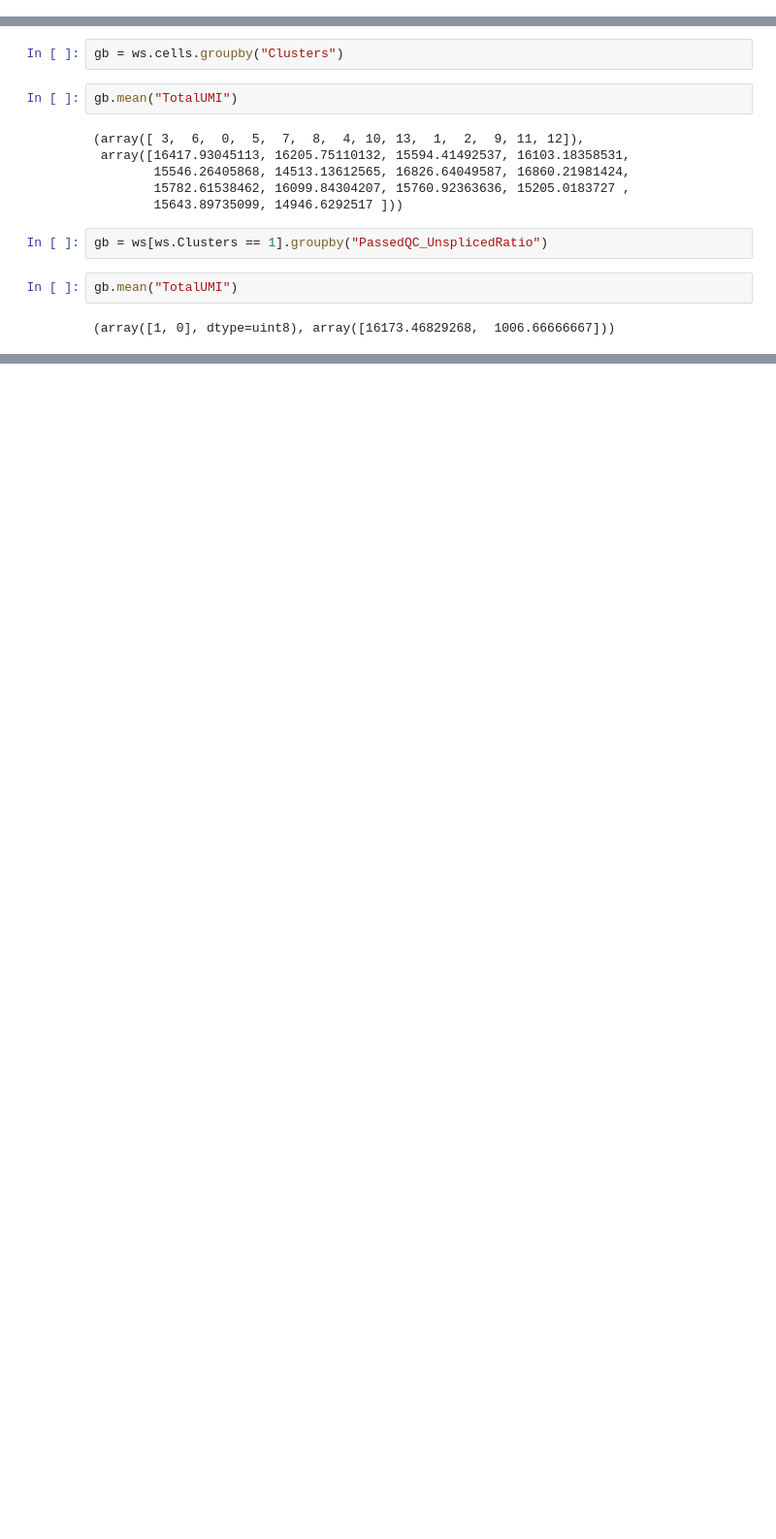
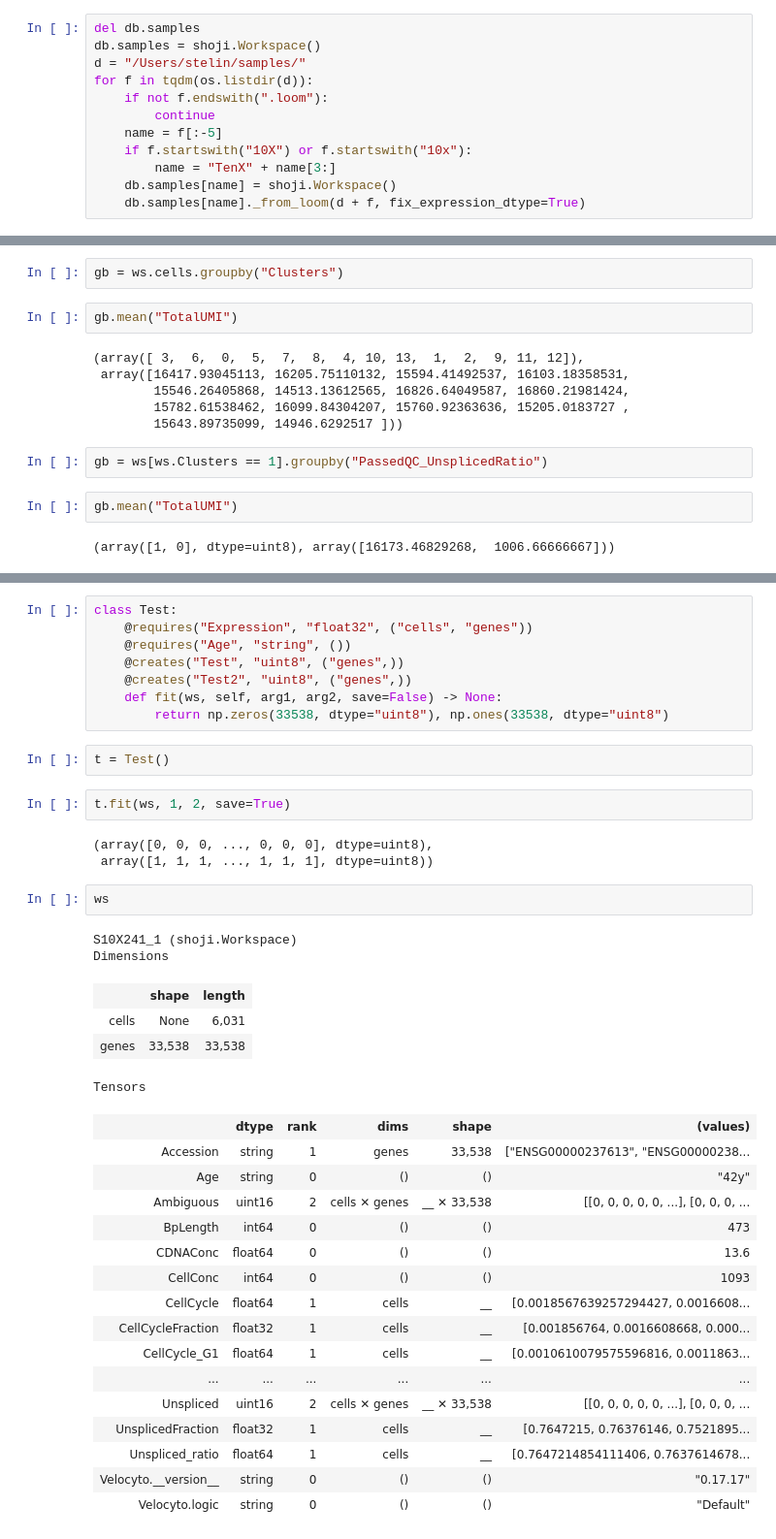
Before and after one commit to linnarsson-lab/shoji, a Jupyter notebook: notebooks/shoji.ipynb, the cells around one changed output, grey strips where cells are left out. Shown at 97% size. Saved outputs shown, nothing was run; the diff lists cells and outputs as text; blank space fills up the shorter version.

```diff
--- a/notebooks/shoji.ipynb
+++ b/notebooks/shoji.ipynb
@@ -19,0 +45,12 @@ ws = db.refdb.samples.S10X241_1
+# %%
+del db.samples
+db.samples = shoji.Workspace()
+d = "/Users/stelin/samples/"
+for f in tqdm(os.listdir(d)):
+    if not f.endswith(".loom"):
+        continue
+    name = f[:-5]
+    if f.startswith("10X") or f.startswith("10x"):
+        name = "TenX" + name[3:]
+    db.samples[name] = shoji.Workspace()
+    db.samples[name]._from_loom(d + f, fix_expression_dtype=True)
@@ -92,0 +203,40 @@ gb.mean("TotalUMI")
+# %%
+class Test:
+    @requires("Expression", "float32", ("cells", "genes"))
+    @requires("Age", "string", ())
+    @creates("Test", "uint8", ("genes",))
+    @creates("Test2", "uint8", ("genes",))
+    def fit(ws, self, arg1, arg2, save=False) -> None:
+        return np.zeros(33538, dtype="uint8"), np.ones(33538, dtype="uint8")
+# %%
+t = Test()
+# %%
+t.fit(ws, 1, 2, save=True)
+# %% [output]
+(array([0, 0, 0, ..., 0, 0, 0], dtype=uint8),
+ array([1, 1, 1, ..., 1, 1, 1], dtype=uint8))
+# %%
+ws
+# %% [output]
+S10X241_1 (shoji.Workspace)
+Dimensions
+|  | shape | length |
+| cells | None | 6,031 |
+| genes | 33,538 | 33,538 |
+Tensors
+|  | dtype | rank | dims | shape | (values) |
+| Accession | string | 1 | genes | 33,538 | ["ENSG00000237613", "ENSG00000238... |
+| Age | string | 0 | () | () | "42y" |
+| Ambiguous | uint16 | 2 | cells ✕ genes | __ ✕ 33,538 | [[0, 0, 0, 0, 0, ...], [0, 0, 0, ... |
+| BpLength | int64 | 0 | () | () | 473 |
+| CDNAConc | float64 | 0 | () | () | 13.6 |
+| CellConc | int64 | 0 | () | () | 1093 |
+| CellCycle | float64 | 1 | cells | __ | [0.0018567639257294427, 0.0016608... |
+| CellCycleFraction | float32 | 1 | cells | __ | [0.001856764, 0.0016608668, 0.000... |
+| CellCycle_G1 | float64 | 1 | cells | __ | [0.0010610079575596816, 0.0011863... |
+| ... | ... | ... | ... | ... | ... |
+| Unspliced | uint16 | 2 | cells ✕ genes | __ ✕ 33,538 | [[0, 0, 0, 0, 0, ...], [0, 0, 0, ... |
+| UnsplicedFraction | float32 | 1 | cells | __ | [0.7647215, 0.76376146, 0.7521895... |
+| Unspliced_ratio | float64 | 1 | cells | __ | [0.7647214854111406, 0.7637614678... |
+| Velocyto.__version__ | string | 0 | () | () | "0.17.17" |
+| Velocyto.logic | string | 0 | () | () | "Default" |
```
Also changed, not shown: parts of 10 cells of this notebook, 15 other files.
